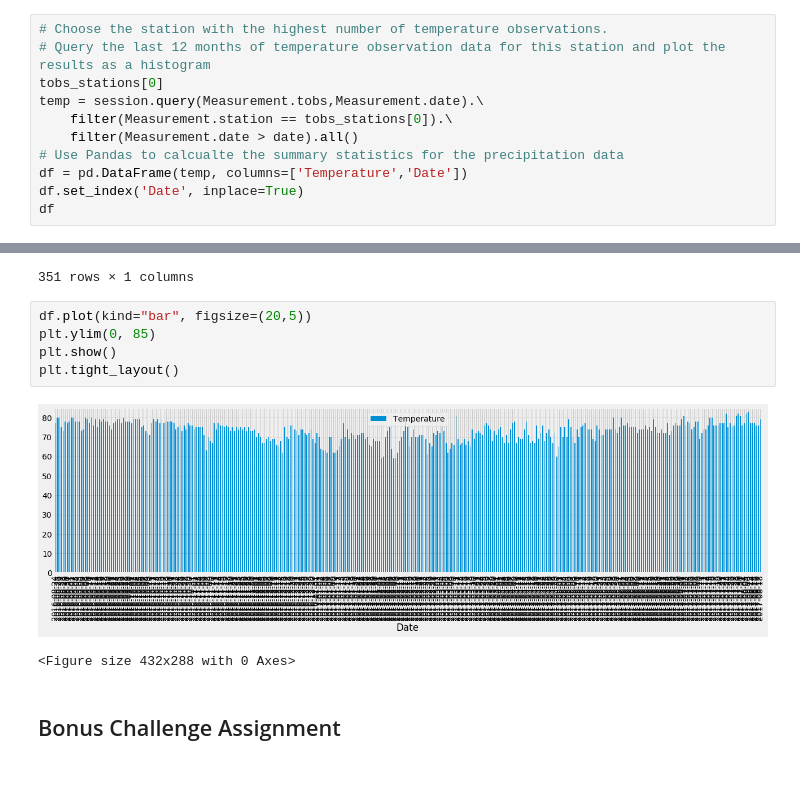
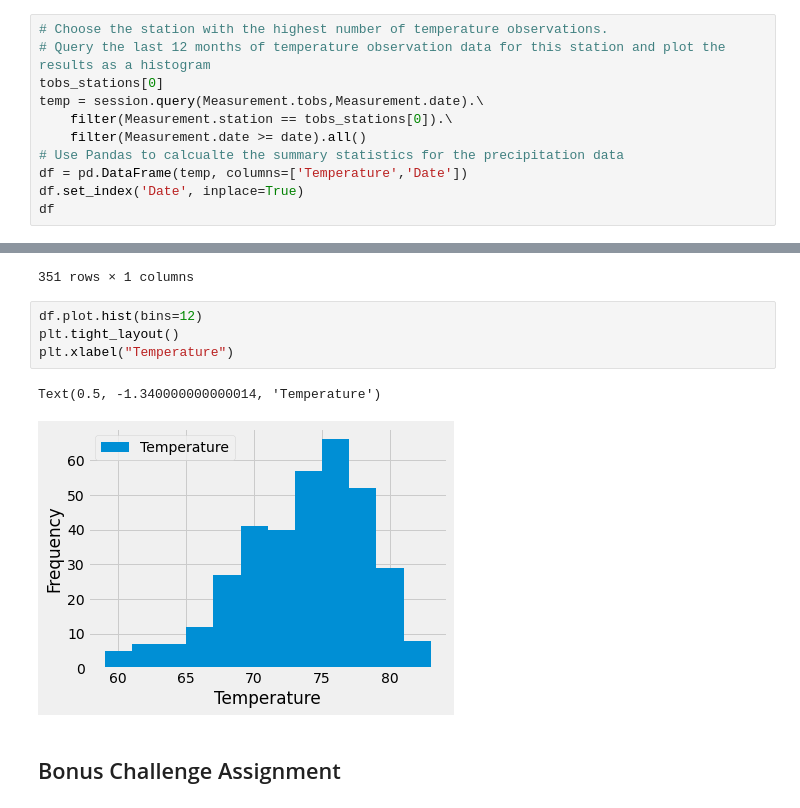
Before and after one commit to Chafloks/sqlalchemy-challenge, a Jupyter notebook: climate_starter.ipynb, the cells around one changed output, grey strips where cells are left out. Drawn from its saved outputs; the diff is of its cells as text; blank space fills up the shorter version.

```diff
--- a/climate_starter.ipynb
+++ b/climate_starter.ipynb
@@ -136,7 +136,7 @@ tobs_stations
 tobs_stations[0]
 temp = session.query(Measurement.tobs,Measurement.date).\
     filter(Measurement.station == tobs_stations[0]).\
-    filter(Measurement.date > date).all()
+    filter(Measurement.date >= date).all()
 # Use Pandas to calcualte the summary statistics for the precipitation data
 df = pd.DataFrame(temp, columns=['Temperature','Date'])
 df.set_index('Date', inplace=True)
@@ -156,14 +156,13 @@ df
 | 2017-08-17 | 76.0 |
 | 2017-08-18 | 79.0 |
 351 rows × 1 columns
-# %%
-df.plot(kind="bar", figsize=(20,5))
-plt.ylim(0, 85)
-plt.show()
-plt.tight_layout()
-# %% [output]
-[figure, removed]
-<Figure size 432x288 with 0 Axes>
+# %%
+df.plot.hist(bins=12)
+plt.tight_layout()
+plt.xlabel("Temperature")
+# %% [output]
+Text(0.5, -1.340000000000014, 'Temperature')
+[figure, added]
 # %% [markdown]
 ## Bonus Challenge Assignment
 # %%
```
Also changed, not shown: parts of 6 cells of this notebook.
